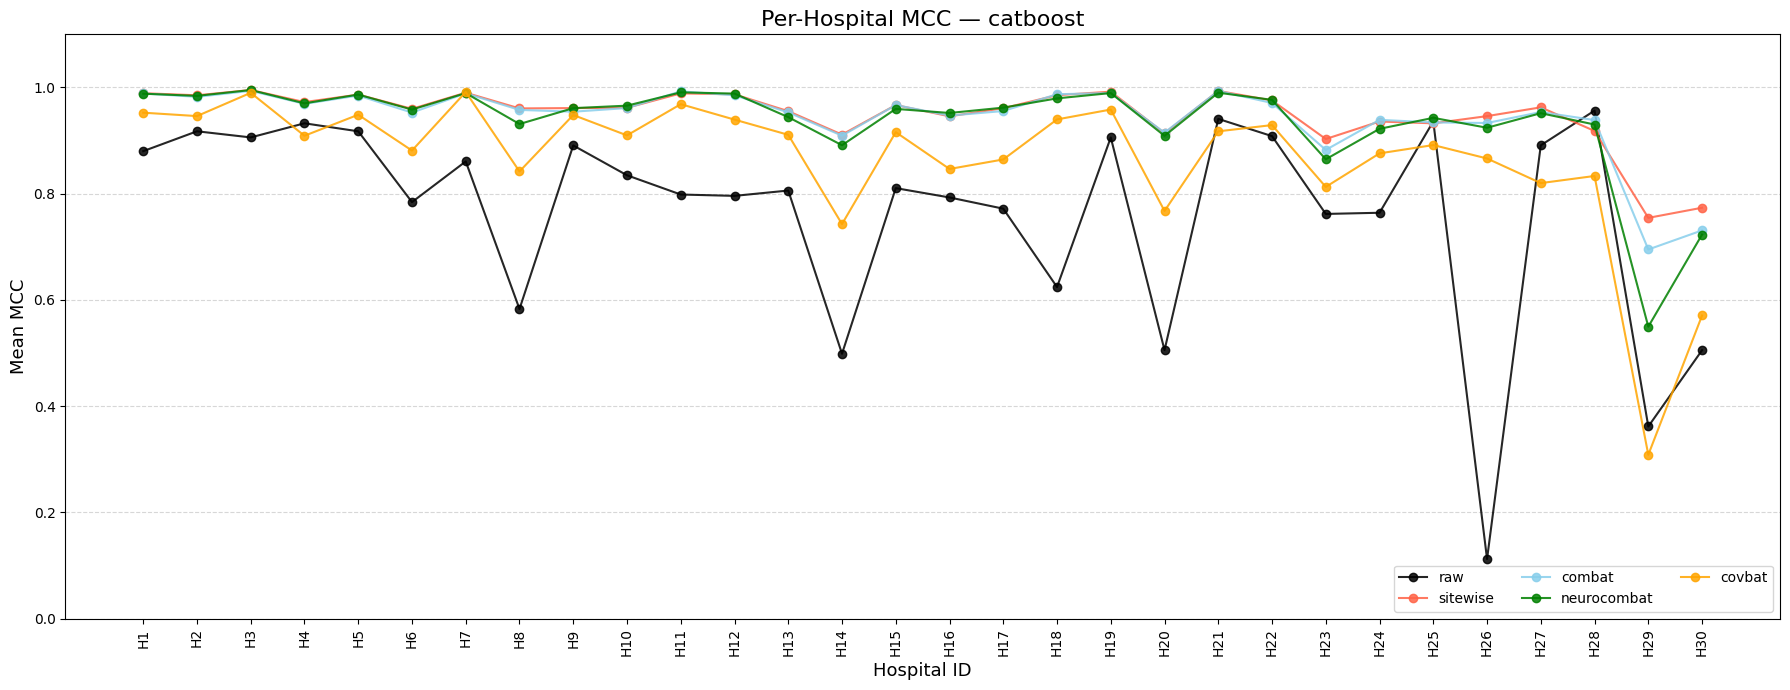
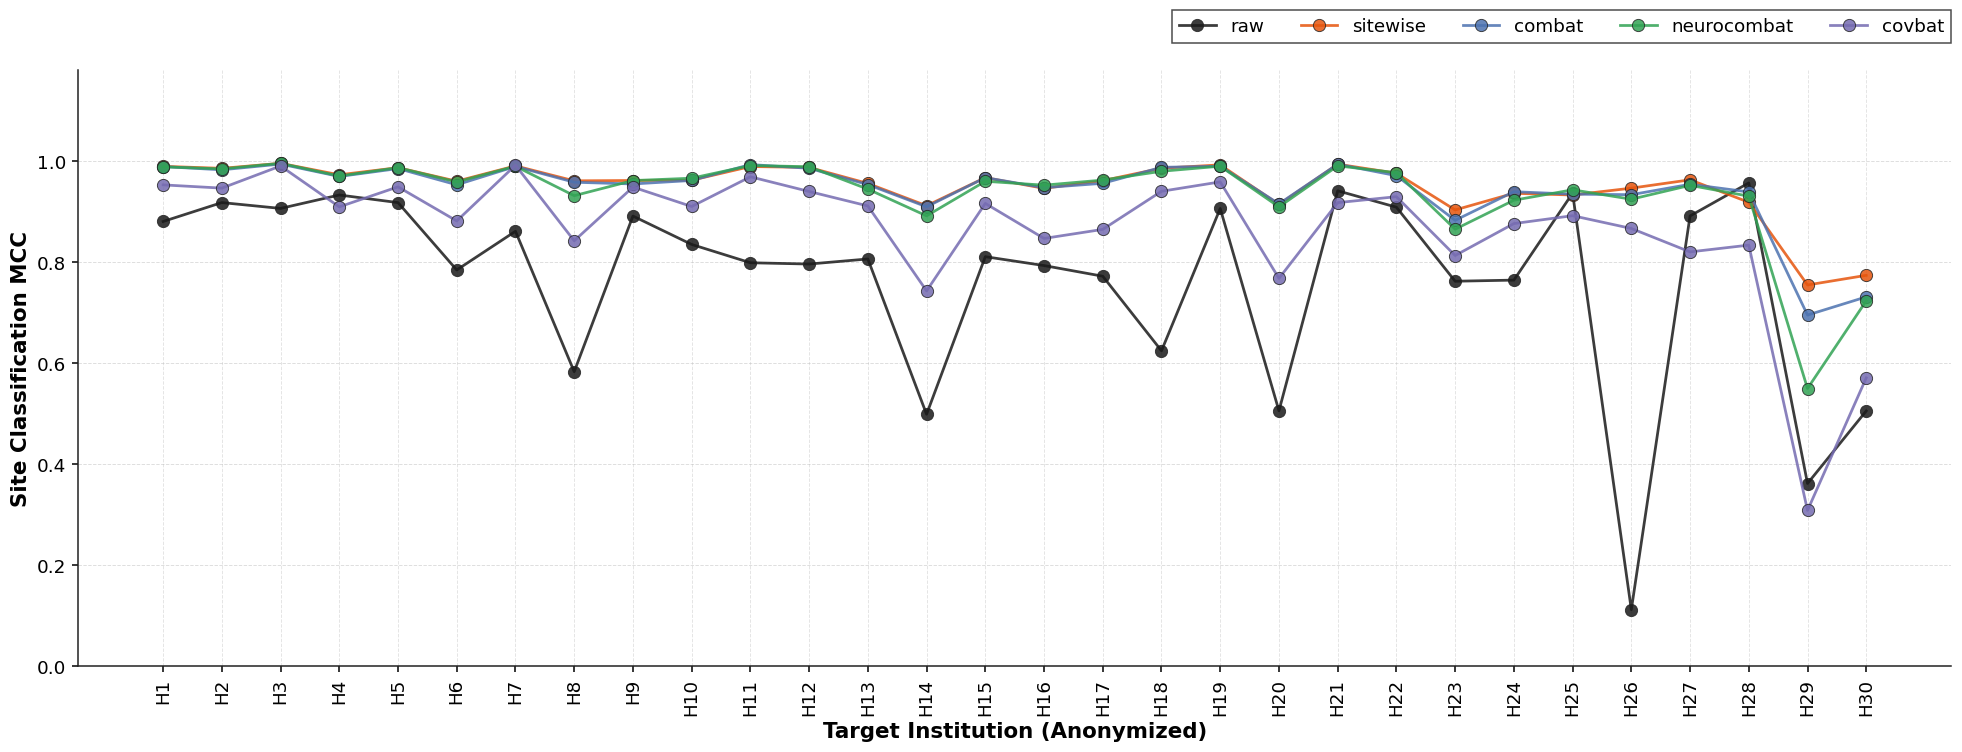
The change to this notebook cell's code, shown as a diff; its figure went from the first image to the second:
--- before
+++ after
@@ -23,11 +23,10 @@
                 color=COLOR_MAP[method], label=method, alpha=0.85)
 
-    ax.set_title(f'Per-Hospital MCC — {model}', fontsize=16)
-    ax.set_ylabel('Mean MCC', fontsize=13)
-    ax.set_xlabel('Hospital ID', fontsize=13)
+    ax.set_ylabel('Site Classification MCC')
+    ax.set_xlabel('Target Institution (Anonymized)')
     ax.tick_params(axis='x', rotation=90)
-    ax.set_ylim(0, 1.1)
+    ax.set_ylim(0, 1.18)
     ax.grid(axis='y', linestyle='--', alpha=0.5)
-    ax.legend(loc='lower right', fontsize=10, ncol=3)
+    ax.legend(**legend_kwargs(ncol=len(METHODS)))
     fig.tight_layout()
     fig.savefig(f'{FIGURES_DIR}/site_mcc_per_hospital_{model}.png', dpi=150, bbox_inches='tight')

Commit: Section 02 (site effect): promote to top-level, archive old, add feature ablation